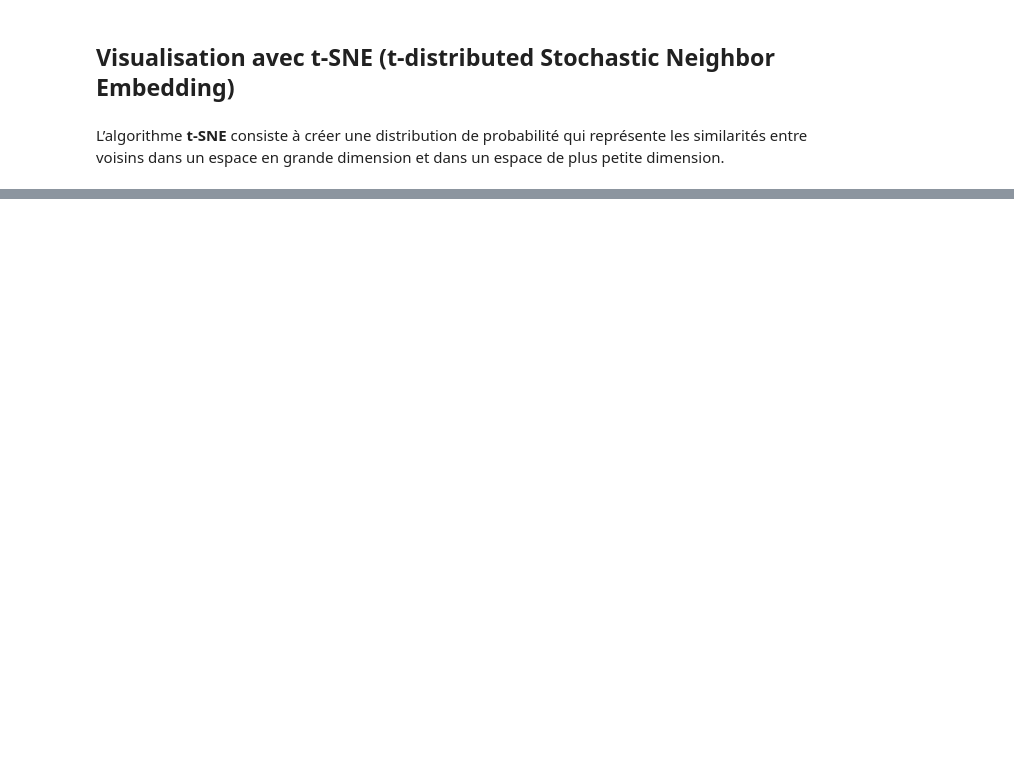
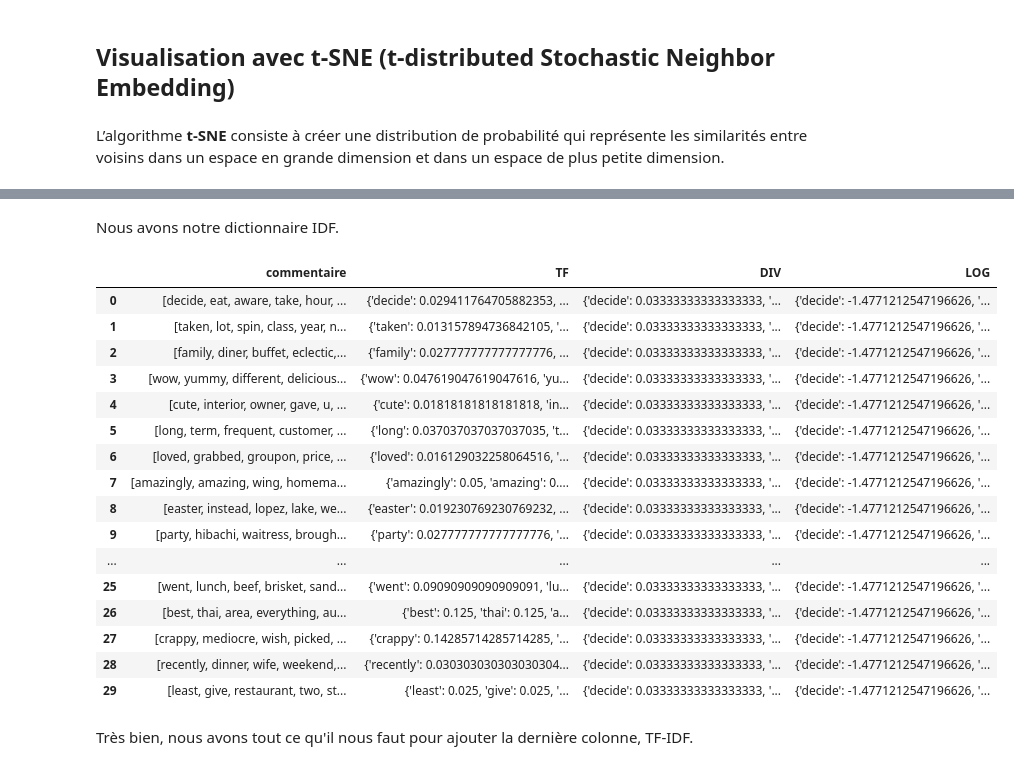
Before and after one commit to reda76/P6, a Jupyter notebook: Analyse de texte.ipynb, the cells around one changed output, grey strips where cells are left out. Drawn from its saved outputs; the diff is of its cells as text; code cells hidden in the pictures; blank space fills up the shorter version.

```diff
--- a/Analyse de texte.ipynb
+++ b/Analyse de texte.ipynb
@@ -605,0 +598,4 @@ ImportError: cannot import name 'safe_indexing' from 'sklearn.utils' (/home/reda
+# %%
+# Nous allons selectionner les 30 premiers commentaires
+df_review_select = df_review['text'].head(30)
+df_review_select
@@ -605,0 +701,7 @@ ImportError: cannot import name 'safe_indexing' from 'sklearn.utils' (/home/reda
+# %%
+for i in range(len(df_review_select)):
+    # Place pour chaque commentaire son dictionnaire TF dans la colonne
+    # TF
+    dict_tf = tf_return_dict(df_review_select['commentaire'][i])
+#     df_review_select['TF'].iloc[i] = dict_tf
+    df_review_select['TF'][i] = dict_tf
@@ -605,0 +763,6 @@ ImportError: cannot import name 'safe_indexing' from 'sklearn.utils' (/home/reda
+# %%
+# Nous listons notre dataframe pour utiliser notre fonction
+# 'frequence_idf_return_dict(liste_texte)'
+list_df_review_select = df_review_select['commentaire'].to_list()
+dict_review_select_idf = frequence_idf_return_dict(list_df_review_select)
+dict_review_select_idf
@@ -605,0 +787,46 @@ ImportError: cannot import name 'safe_indexing' from 'sklearn.utils' (/home/reda
+# %% [markdown]
+Nous avons notre dictionnaire IDF.
+# %%
+def logarithme_with_dict(df, dict_idf, nb_textes):
+    # Place dans le 'dictionnaire_tf' la division des valeurs du dict
+    # 'dict_review_select_idf' par le nombre total de commentaire
+    dictionnaire_tf = {key: dict_idf[key] / nb_textes for key in dict_idf.keys()}
+
+    # Toutes les valeurs de la colonne DIV sont identiques puisqu'elles sont générales
+    df['DIV'] = "nan"
+    for i in range(len(df)):
+        df['DIV'][i] = dictionnaire_tf
+
+    # Place le logarithme dans un dictionnaire, ce dictionnaire se retrouvera
+    # dans toues les cellules de la colonne LOG comme pour la colonne DIV
+    df['LOG'] = "nan"
+    dict_log = {}
+    for key, value in df['DIV'][0].items():
+        dict_log[key] = math.log10(value)
+    for i in range(len(df)):
+        df['LOG'][i] = dict_log
+
+    return df
+# %%
+df_review_select = logarithme_with_dict(df_review_select, dict_review_select_idf, len(df_review_select))
+df_review_select
+# %% [output]
+|  | commentaire | TF | DIV | LOG |
+| 0 | [decide, eat, aware, take, hour, ... | {'decide': 0.029411764705882353, ... | {'decide': 0.03333333333333333, '... | {'decide': -1.4771212547196626, '... |
+| 1 | [taken, lot, spin, class, year, n... | {'taken': 0.013157894736842105, '... | {'decide': 0.03333333333333333, '... | {'decide': -1.4771212547196626, '... |
+| 2 | [family, diner, buffet, eclectic,... | {'family': 0.027777777777777776, ... | {'decide': 0.03333333333333333, '... | {'decide': -1.4771212547196626, '... |
+| 3 | [wow, yummy, different, delicious... | {'wow': 0.047619047619047616, 'yu... | {'decide': 0.03333333333333333, '... | {'decide': -1.4771212547196626, '... |
+| 4 | [cute, interior, owner, gave, u, ... | {'cute': 0.01818181818181818, 'in... | {'decide': 0.03333333333333333, '... | {'decide': -1.4771212547196626, '... |
+| 5 | [long, term, frequent, customer, ... | {'long': 0.037037037037037035, 't... | {'decide': 0.03333333333333333, '... | {'decide': -1.4771212547196626, '... |
+| 6 | [loved, grabbed, groupon, price, ... | {'loved': 0.016129032258064516, '... | {'decide': 0.03333333333333333, '... | {'decide': -1.4771212547196626, '... |
+| 7 | [amazingly, amazing, wing, homema... | {'amazingly': 0.05, 'amazing': 0.... | {'decide': 0.03333333333333333, '... | {'decide': -1.4771212547196626, '... |
+| 8 | [easter, instead, lopez, lake, we... | {'easter': 0.019230769230769232, ... | {'decide': 0.03333333333333333, '... | {'decide': -1.4771212547196626, '... |
+| 9 | [party, hibachi, waitress, brough... | {'party': 0.027777777777777776, '... | {'decide': 0.03333333333333333, '... | {'decide': -1.4771212547196626, '... |
+| ... | ... | ... | ... | ... |
+| 25 | [went, lunch, beef, brisket, sand... | {'went': 0.09090909090909091, 'lu... | {'decide': 0.03333333333333333, '... | {'decide': -1.4771212547196626, '... |
+| 26 | [best, thai, area, everything, au... | {'best': 0.125, 'thai': 0.125, 'a... | {'decide': 0.03333333333333333, '... | {'decide': -1.4771212547196626, '... |
+| 27 | [crappy, mediocre, wish, picked, ... | {'crappy': 0.14285714285714285, '... | {'decide': 0.03333333333333333, '... | {'decide': -1.4771212547196626, '... |
+| 28 | [recently, dinner, wife, weekend,... | {'recently': 0.030303030303030304... | {'decide': 0.03333333333333333, '... | {'decide': -1.4771212547196626, '... |
+| 29 | [least, give, restaurant, two, st... | {'least': 0.025, 'give': 0.025, '... | {'decide': 0.03333333333333333, '... | {'decide': -1.4771212547196626, '... |
+# %% [markdown]
+Très bien, nous avons tout ce qu'il nous faut pour ajouter la dernière colonne, TF-IDF.
```
Also changed, not shown: parts of 46 cells of this notebook.
